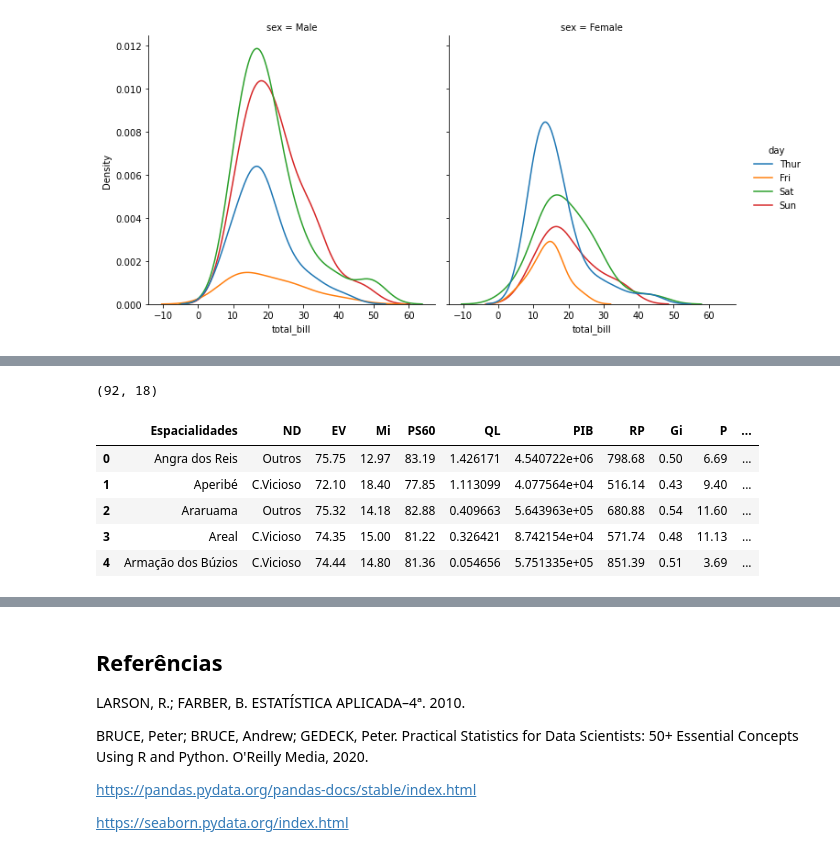
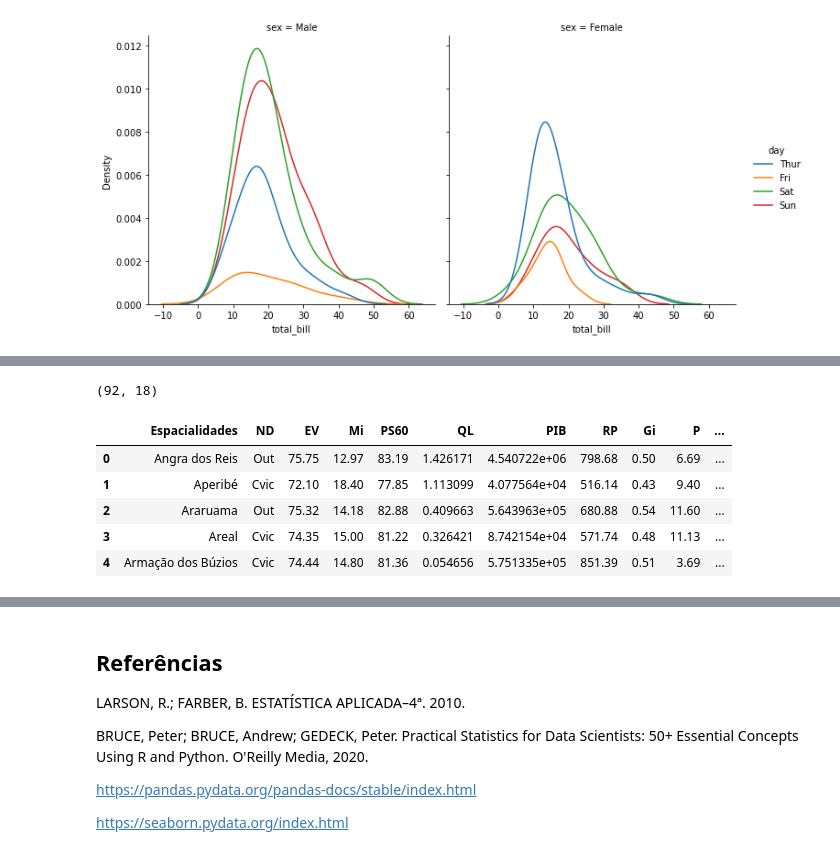
Before and after one commit to WladRamos/Estatistica_python, a Jupyter notebook: EstatisticaDescritiva.ipynb, the cells around one changed output, grey strips where cells are left out. Cells and saved outputs as stored; diff of their text form; code cells hidden in the pictures.

```diff
--- a/EstatisticaDescritiva.ipynb
+++ b/EstatisticaDescritiva.ipynb
@@ -556,15 +715,17 @@ g=sns.displot(x='total_bill', hue='day', col='sex', kind='kde' ,data=df_tips)
 # %%
 #Importando Excel
 file='dados/IDH.xlsx'
 df_idh=pd.read_excel(file, sheet_name="Base")
+replace={'Outros':'Out', 'C.Vicioso':'Cvic', 'T.Desenvolvimento':'TD', 'T.Crescimento':'TC','C.Virtuoso':'Cvir'}
+df_idh.ND.replace(replace, inplace=True)
 
 print(df_idh.shape)
 df_idh.head()
 # %% [output]
 (92, 18)
 |  | Espacialidades | ND | EV | Mi | PS60 | QL | PIB | RP | Gi | P | ... |
-| 0 | Angra dos Reis | Outros | 75.75 | 12.97 | 83.19 | 1.426171 | 4.540722e+06 | 798.68 | 0.50 | 6.69 | ... |
-| 1 | Aperibé | C.Vicioso | 72.10 | 18.40 | 77.85 | 1.113099 | 4.077564e+04 | 516.14 | 0.43 | 9.40 | ... |
-| 2 | Araruama | Outros | 75.32 | 14.18 | 82.88 | 0.409663 | 5.643963e+05 | 680.88 | 0.54 | 11.60 | ... |
-| 3 | Areal | C.Vicioso | 74.35 | 15.00 | 81.22 | 0.326421 | 8.742154e+04 | 571.74 | 0.48 | 11.13 | ... |
-| 4 | Armação dos Búzios | C.Vicioso | 74.44 | 14.80 | 81.36 | 0.054656 | 5.751335e+05 | 851.39 | 0.51 | 3.69 | ... |
+| 0 | Angra dos Reis | Out | 75.75 | 12.97 | 83.19 | 1.426171 | 4.540722e+06 | 798.68 | 0.50 | 6.69 | ... |
+| 1 | Aperibé | Cvic | 72.10 | 18.40 | 77.85 | 1.113099 | 4.077564e+04 | 516.14 | 0.43 | 9.40 | ... |
+| 2 | Araruama | Out | 75.32 | 14.18 | 82.88 | 0.409663 | 5.643963e+05 | 680.88 | 0.54 | 11.60 | ... |
+| 3 | Areal | Cvic | 74.35 | 15.00 | 81.22 | 0.326421 | 8.742154e+04 | 571.74 | 0.48 | 11.13 | ... |
+| 4 | Armação dos Búzios | Cvic | 74.44 | 14.80 | 81.36 | 0.054656 | 5.751335e+05 | 851.39 | 0.51 | 3.69 | ... |
```
Also changed, not shown: parts of 45 cells of this notebook, 1 other file.
